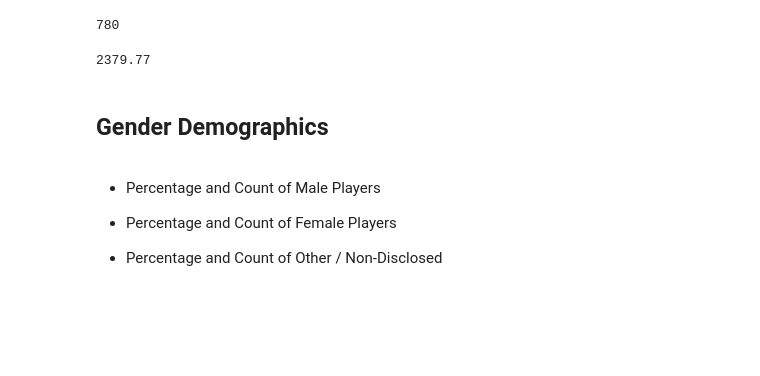
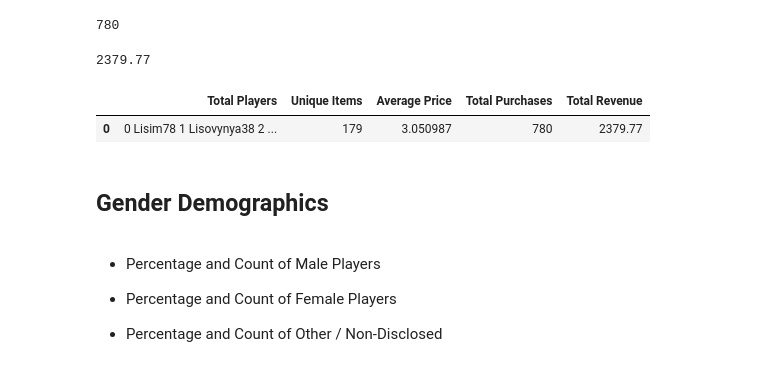
Before and after one commit to emersonmolett/Pandas-challenge, a Jupyter notebook: 04-Pandas/Instructions/HeroesOfPymoli/HeroesOfPymoli_starter.ipynb, the cells around one changed output. Cells and saved outputs as stored; diff of their text form; code cells hidden in the pictures; blank space fills up the shorter version.

```diff
--- a/04-Pandas/Instructions/HeroesOfPymoli/HeroesOfPymoli_starter.ipynb
+++ b/04-Pandas/Instructions/HeroesOfPymoli/HeroesOfPymoli_starter.ipynb
@@ -83,6 +83,16 @@ total_revenue = purchase_data["Price"].sum()
 print(total_revenue)
 # %% [output]
 2379.77
+# %%
+summary_df = pd.DataFrame({"Total Players": [total_players],
+                          "Unique Items": unique_items,
+                          "Average Price": average_price,
+                          "Total Purchases": total_purchases,
+                          "Total Revenue": total_revenue})
+summary_df
+# %% [output]
+|  | Total Players | Unique Items | Average Price | Total Purchases | Total Revenue |
+| 0 | 0 Lisim78 1 Lisovynya38 2 ... | 179 | 3.050987 | 780 | 2379.77 |
 # %% [markdown]
 ## Gender Demographics
 # %% [markdown]
```
Also changed, not shown: parts of 1 cell of this notebook.
